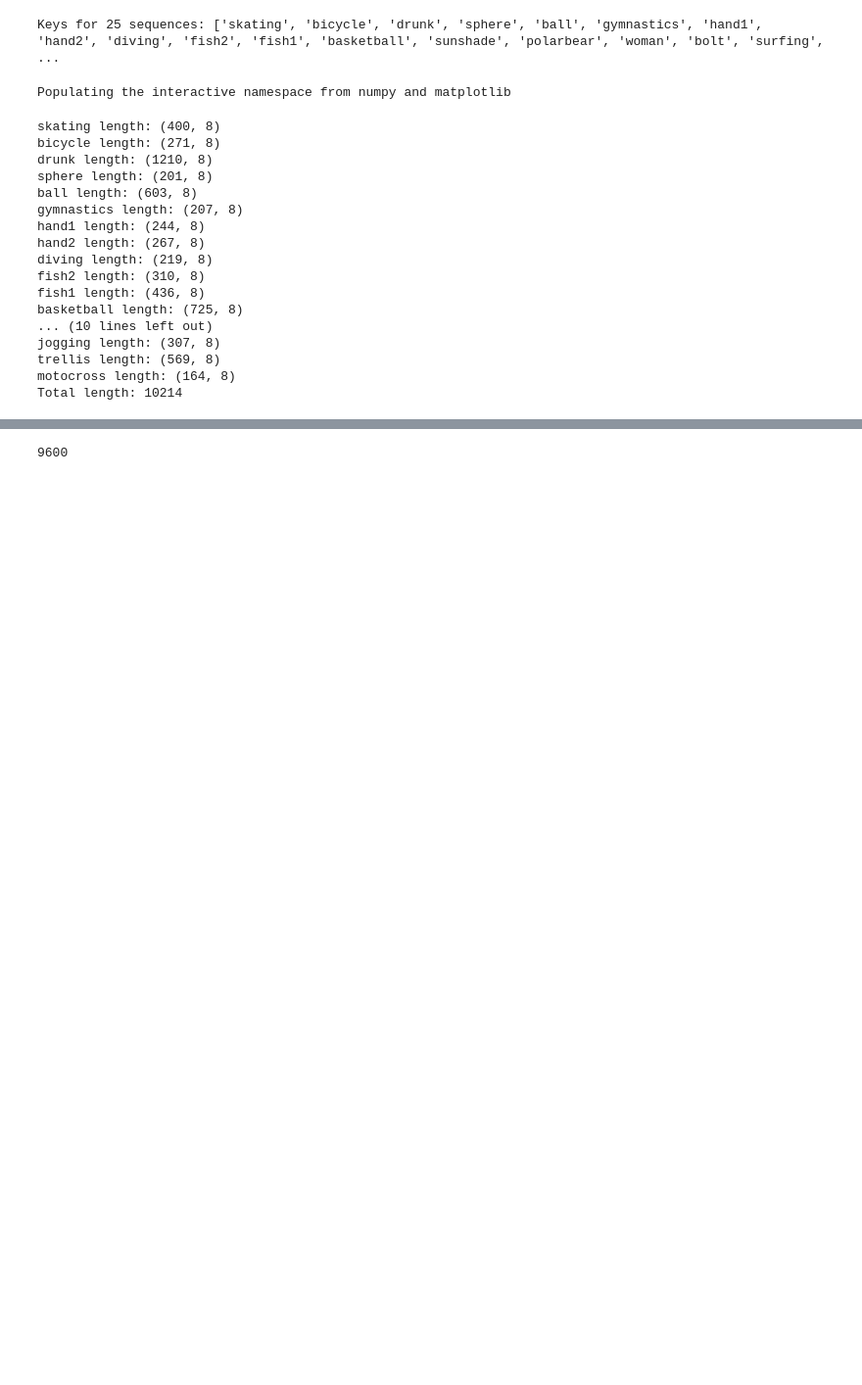
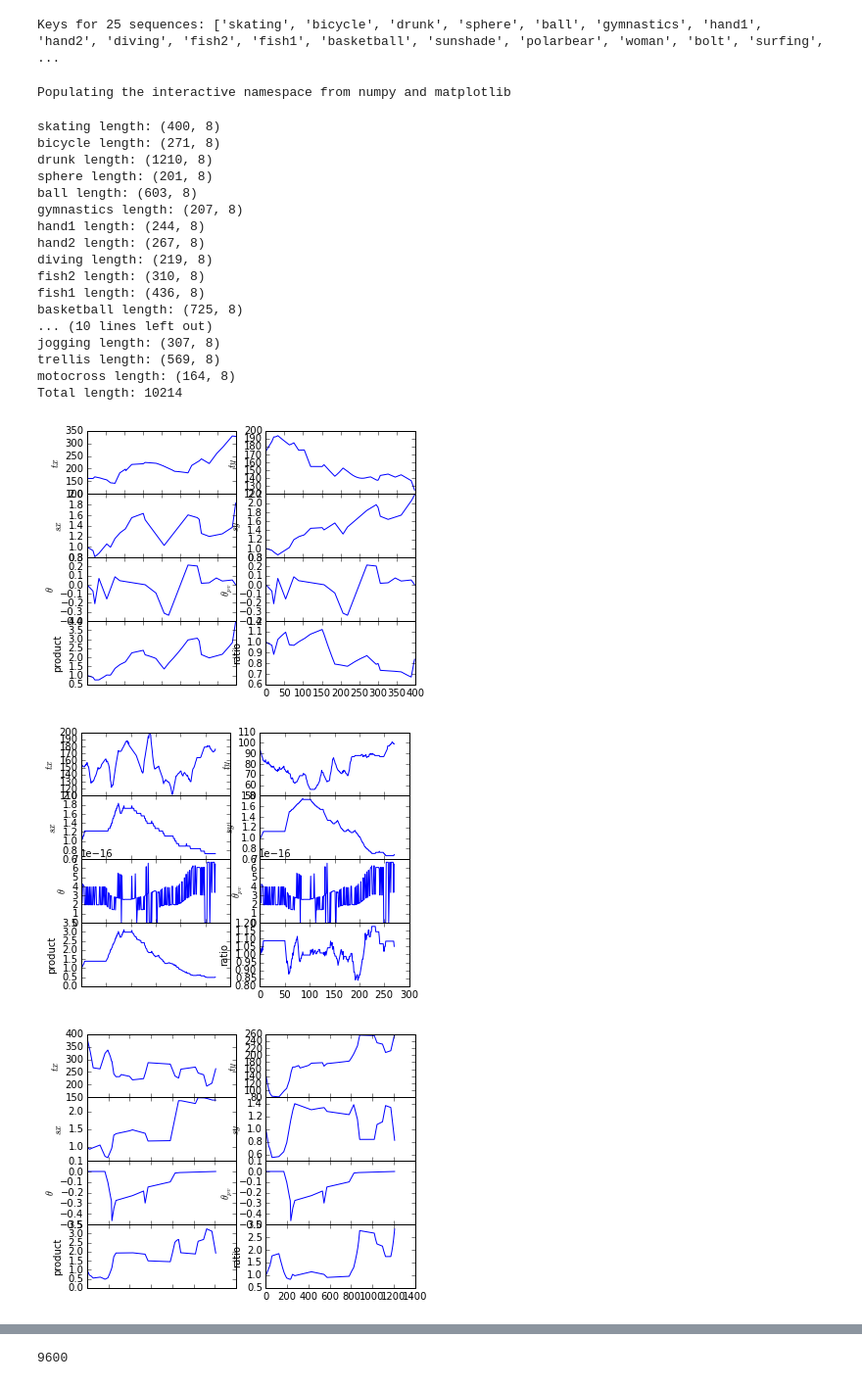
Before and after one commit to jccaicedo/localization-agent, a Jupyter notebook: notebooks/Trajectory generative model.ipynb, the cells around one changed output, grey strips where cells are left out. Shown at 98% size. Cells and saved outputs as stored; diff of their text form; code cells hidden in the pictures; blank space fills up the shorter version.

```diff
--- a/notebooks/Trajectory generative model.ipynb
+++ b/notebooks/Trajectory generative model.ipynb
@@ -23,28 +34,32 @@ samples = numpy.empty((LENGTH, N_FEATURES))
 # %%
 totalLength = 0
 for aSequence in trajectories.keys():
     trajectory = trajectories[aSequence]
     totalLength += trajectory.shape[0]
     print '{} length: {}'.format(aSequence, trajectory.shape)
+    plot_params(trajectory)
     for start in numpy.arange(0, trajectory.shape[0]-LENGTH, LENGTH):
-        sample = trajectories[aSequence][start:start+LENGTH,:]
+        sample = trajectories[aSequence][start:start+LENGTH,:N_FEATURES]
         samples = numpy.dstack([samples, sample])
 print 'Total length: {}'.format(totalLength)
 # %% [output]
 skating length: (400, 8)
 bicycle length: (271, 8)
 drunk length: (1210, 8)
 sphere length: (201, 8)
 ball length: (603, 8)
 gymnastics length: (207, 8)
 hand1 length: (244, 8)
 hand2 length: (267, 8)
 diving length: (219, 8)
 fish2 length: (310, 8)
 fish1 length: (436, 8)
 basketball length: (725, 8)
 ... (10 lines left out)
 jogging length: (307, 8)
 trellis length: (569, 8)
 motocross length: (164, 8)
 Total length: 10214
+[figure, added]
+[figure, added]
+[figure, added]
```
Also changed, not shown: parts of 25 cells of this notebook.
